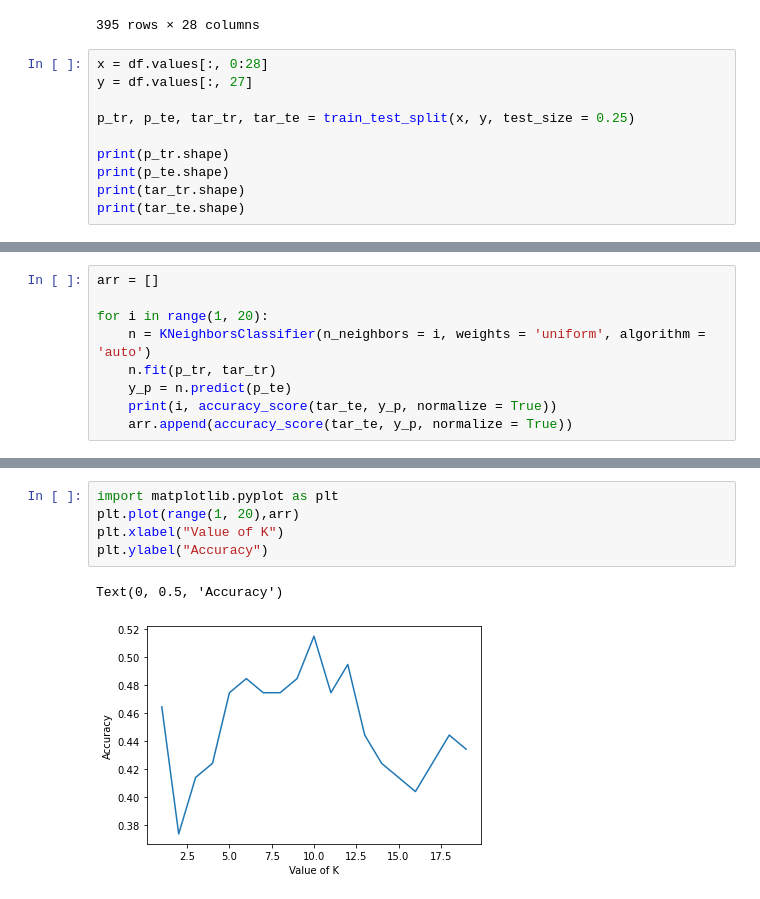
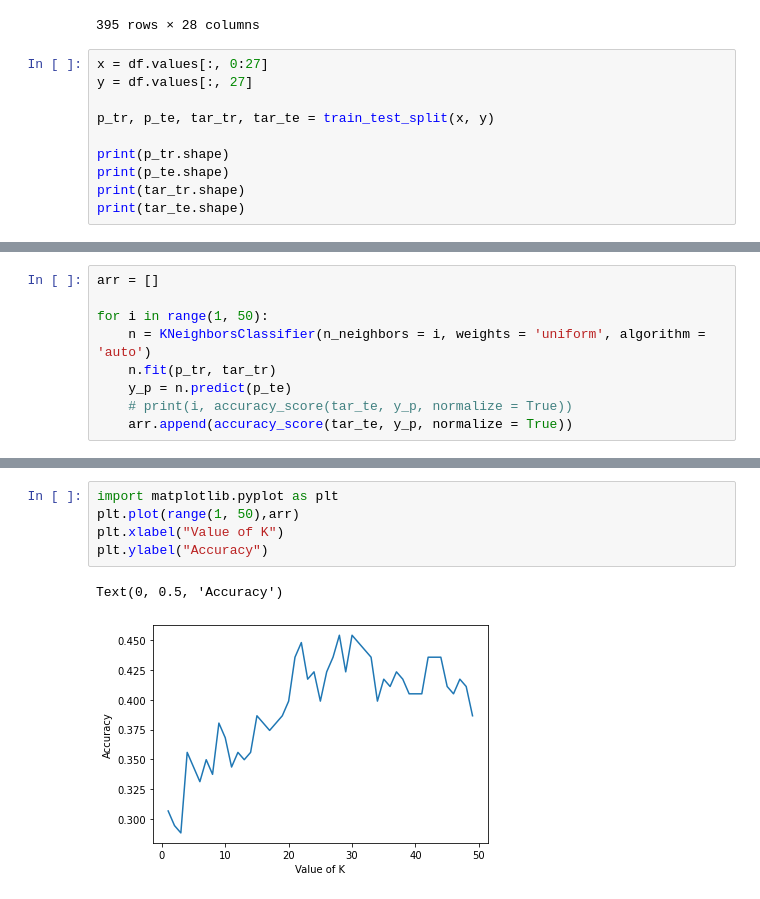
Before and after one commit to DanialBeg/CS105-FinalProject, a Jupyter notebook: Project 3/Project3.ipynb, the cells around one changed output, grey strips where cells are left out. Cells and saved outputs as stored; diff of their text form.

```diff
--- a/Project 3/Project3.ipynb
+++ b/Project 3/Project3.ipynb
@@ -122,10 +123,10 @@ df
 | 394 | 0 | 1 | 19 | 1 | 1 | 1 | 0 | 1 | ... |
 395 rows × 28 columns
 # %%
-x = df.values[:, 0:28]
+x = df.values[:, 0:27]
 y = df.values[:, 27]
 
-p_tr, p_te, tar_tr, tar_te = train_test_split(x, y, test_size = 0.25)
+p_tr, p_te, tar_tr, tar_te = train_test_split(x, y)
 
 print(p_tr.shape)
 print(p_te.shape)
@@ -159,9 +140,9 @@ array([[ 1,  0, 18,  1,  4,  4,  0,  0,  2,  2,  0,  1,  0,  0,  0,  1,
 # %%
 arr = []
 
-for i in range(1, 20):
+for i in range(1, 50):
     n = KNeighborsClassifier(n_neighbors = i, weights = 'uniform', algorithm = 'auto')
     n.fit(p_tr, tar_tr)
     y_p = n.predict(p_te)
-    print(i, accuracy_score(tar_te, y_p, normalize = True))
+    # print(i, accuracy_score(tar_te, y_p, normalize = True))
     arr.append(accuracy_score(tar_te, y_p, normalize = True))
@@ -188,8 +149,8 @@ for i in range(1, 20):
 # %%
 import matplotlib.pyplot as plt
-plt.plot(range(1, 20),arr)
+plt.plot(range(1, 50),arr)
 plt.xlabel("Value of K")
 plt.ylabel("Accuracy")
 # %% [output]
 Text(0, 0.5, 'Accuracy')
-[figure, old version]
+[figure, new version]
```
Also changed, not shown: parts of 8 cells of this notebook.
